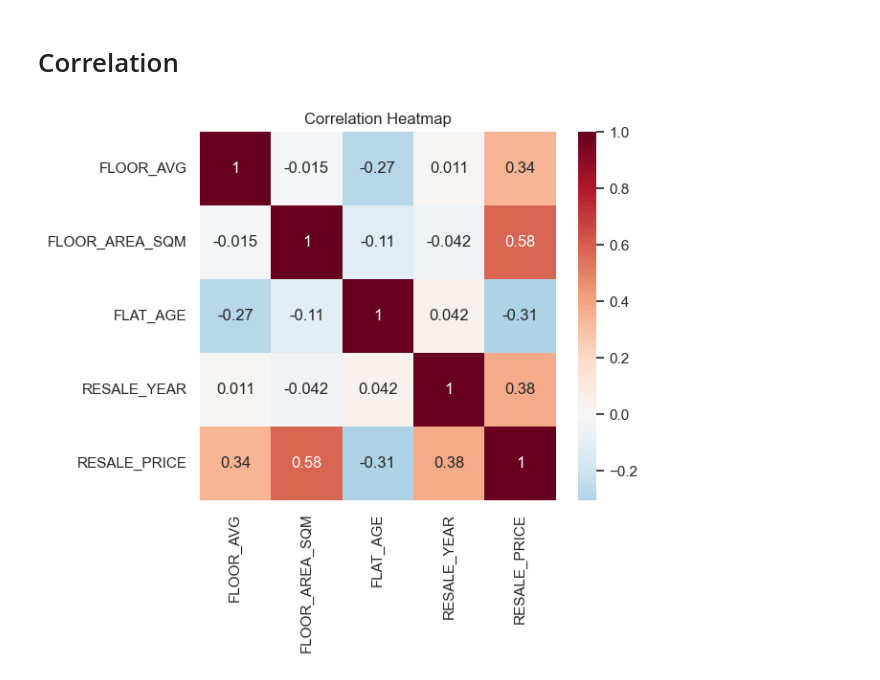
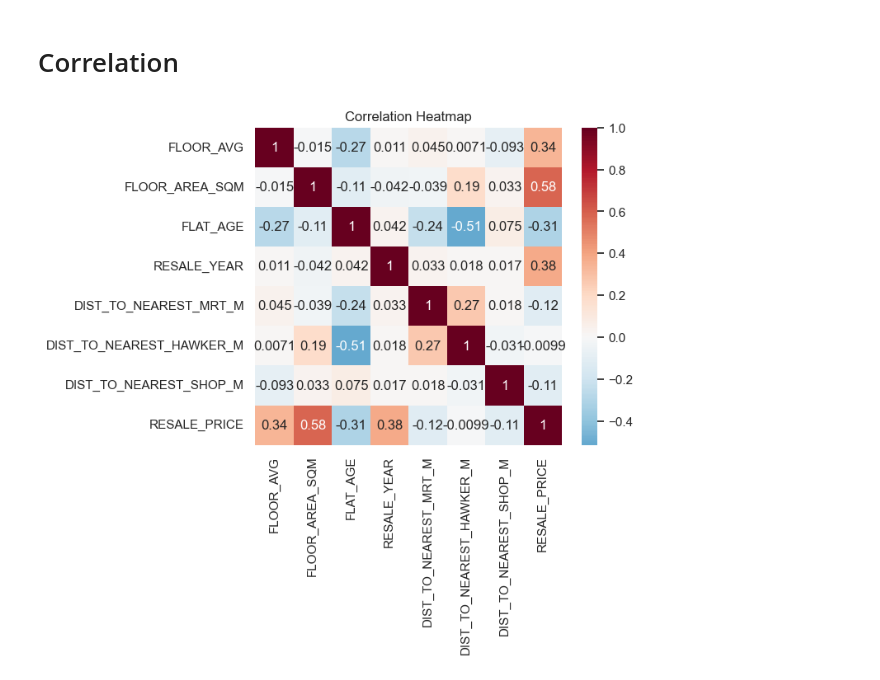
Before and after one commit to esteramine/cs5228_project, a Jupyter notebook: code/0_EDA.ipynb, the cells around one changed output. Cells and saved outputs as stored; diff of their text form; code cells hidden in the pictures.

```diff
--- a/code/0_EDA.ipynb
+++ b/code/0_EDA.ipynb
@@ -14,6 +19,8 @@ os.makedirs(save_dir, exist_ok=True)
 # %%
 df_dirty = pd.read_csv('../data/train.csv')
 df = preprocess(df_dirty)
+df = add_geo_data(df)
+# df = pd.read_csv('../data/train_preprocessed.csv')
 df.head()
 # %% [output]
 |  | MONTH | TOWN | FLAT_TYPE | BLOCK | STREET | FLOOR_RANGE | FLOOR_AREA_SQM | FLAT_MODEL | ... |
@@ -209,13 +277,13 @@ plt.show()
 # %% [markdown]
 # Correlation
 # %%
-numeric_cols = ['FLOOR_AVG', 'FLOOR_AREA_SQM', 'FLAT_AGE', 'RESALE_YEAR', 'RESALE_PRICE']
+numeric_cols = ['FLOOR_AVG', 'FLOOR_AREA_SQM', 'FLAT_AGE', 'RESALE_YEAR', 'DIST_TO_NEAREST_MRT_M', 'DIST_TO_NEAREST_HAWKER_M', 'DIST_TO_NEAREST_SHOP_M', 'RESALE_PRICE']
 corr = df[numeric_cols].corr()
 
 plt.figure(figsize=(6,5))
 sns.heatmap(corr, annot=True, cmap='RdBu_r', center=0)
 plt.title('Correlation Heatmap')
 plt.savefig('plots/correlation_heatmap.png', bbox_inches='tight', dpi=300)
 plt.show()
 # %% [output]
-[figure, old version]
+[figure, new version]
```
Also changed, not shown: parts of 14 cells of this notebook.
